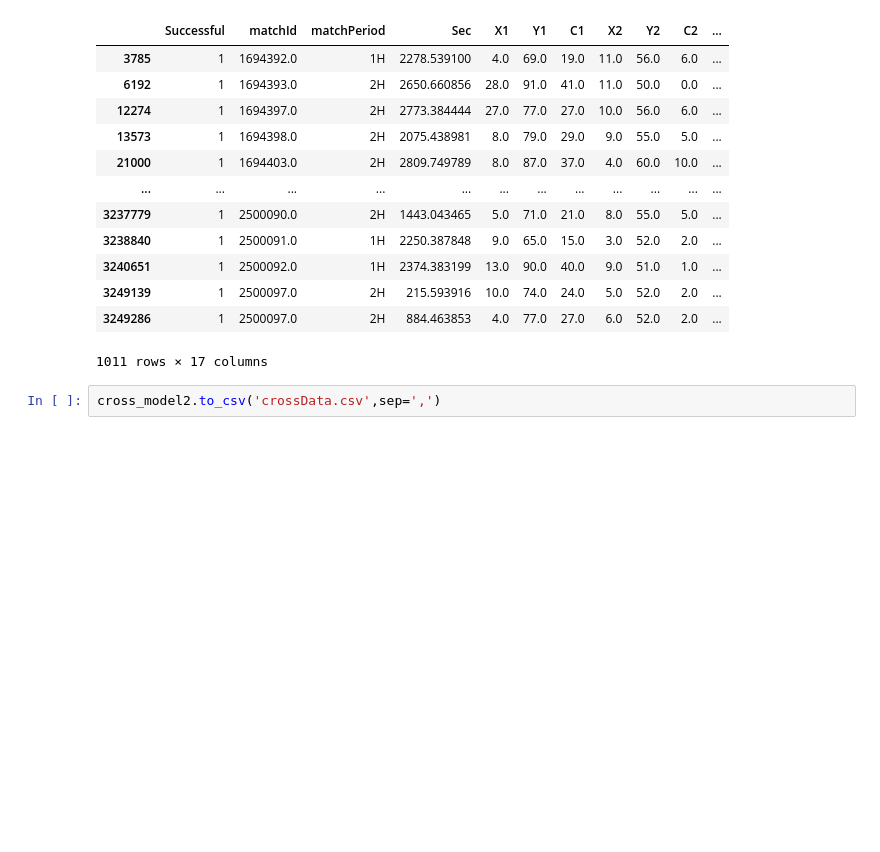
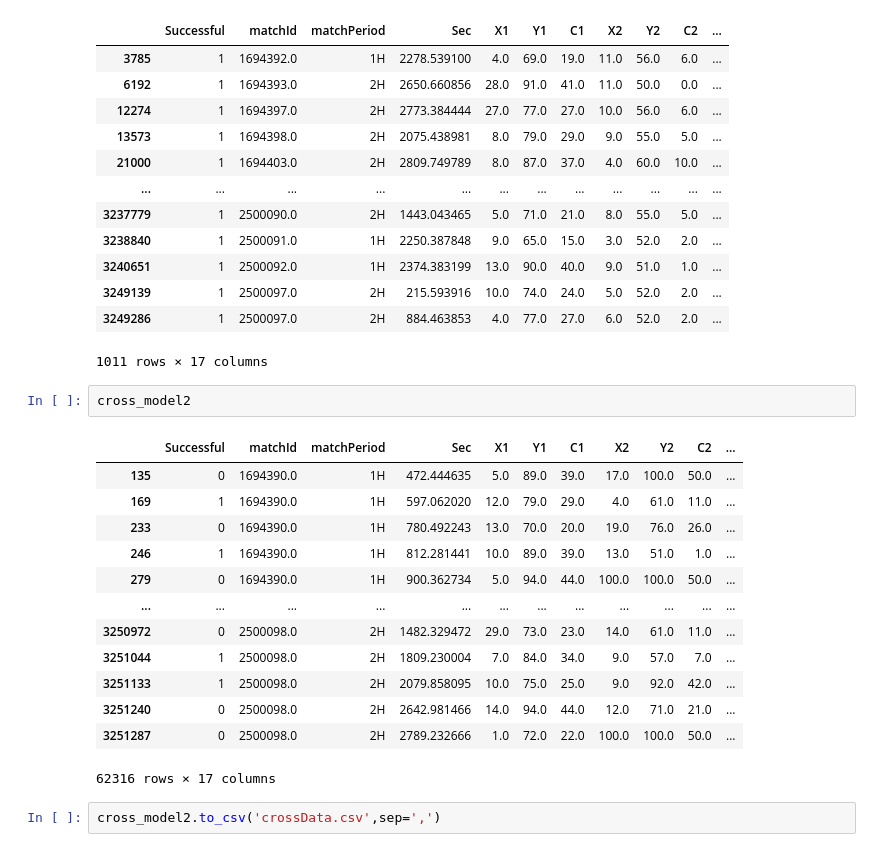
Before and after one commit to nizcode/football, a Jupyter notebook: CrossDataPrep.ipynb, the cells around one changed output. Cells and saved outputs as stored; diff of their text form; blank space fills up the shorter version.

```diff
--- a/CrossDataPrep.ipynb
+++ b/CrossDataPrep.ipynb
@@ -320,6 +225,22 @@ cross_model2[cross_model['Goal']==1]
 | 3249139 | 1 | 2500097.0 | 2H | 215.593916 | 10.0 | 74.0 | 24.0 | 5.0 | 52.0 | 2.0 | ... |
 | 3249286 | 1 | 2500097.0 | 2H | 884.463853 | 4.0 | 77.0 | 27.0 | 6.0 | 52.0 | 2.0 | ... |
 1011 rows × 17 columns
+# %%
+cross_model2
+# %% [output]
+|  | Successful | matchId | matchPeriod | Sec | X1 | Y1 | C1 | X2 | Y2 | C2 | ... |
+| 135 | 0 | 1694390.0 | 1H | 472.444635 | 5.0 | 89.0 | 39.0 | 17.0 | 100.0 | 50.0 | ... |
+| 169 | 1 | 1694390.0 | 1H | 597.062020 | 12.0 | 79.0 | 29.0 | 4.0 | 61.0 | 11.0 | ... |
+| 233 | 0 | 1694390.0 | 1H | 780.492243 | 13.0 | 70.0 | 20.0 | 19.0 | 76.0 | 26.0 | ... |
+| 246 | 1 | 1694390.0 | 1H | 812.281441 | 10.0 | 89.0 | 39.0 | 13.0 | 51.0 | 1.0 | ... |
+| 279 | 0 | 1694390.0 | 1H | 900.362734 | 5.0 | 94.0 | 44.0 | 100.0 | 100.0 | 50.0 | ... |
+| ... | ... | ... | ... | ... | ... | ... | ... | ... | ... | ... | ... |
+| 3250972 | 0 | 2500098.0 | 2H | 1482.329472 | 29.0 | 73.0 | 23.0 | 14.0 | 61.0 | 11.0 | ... |
+| 3251044 | 1 | 2500098.0 | 2H | 1809.230004 | 7.0 | 84.0 | 34.0 | 9.0 | 57.0 | 7.0 | ... |
+| 3251133 | 1 | 2500098.0 | 2H | 2079.858095 | 10.0 | 75.0 | 25.0 | 9.0 | 92.0 | 42.0 | ... |
+| 3251240 | 0 | 2500098.0 | 2H | 2642.981466 | 14.0 | 94.0 | 44.0 | 12.0 | 71.0 | 21.0 | ... |
+| 3251287 | 0 | 2500098.0 | 2H | 2789.232666 | 1.0 | 72.0 | 22.0 | 100.0 | 100.0 | 50.0 | ... |
+62316 rows × 17 columns
 # %%
 cross_model2.to_csv('crossData.csv',sep=',')
 # %%
```
Also changed, not shown: parts of 14 cells of this notebook.
